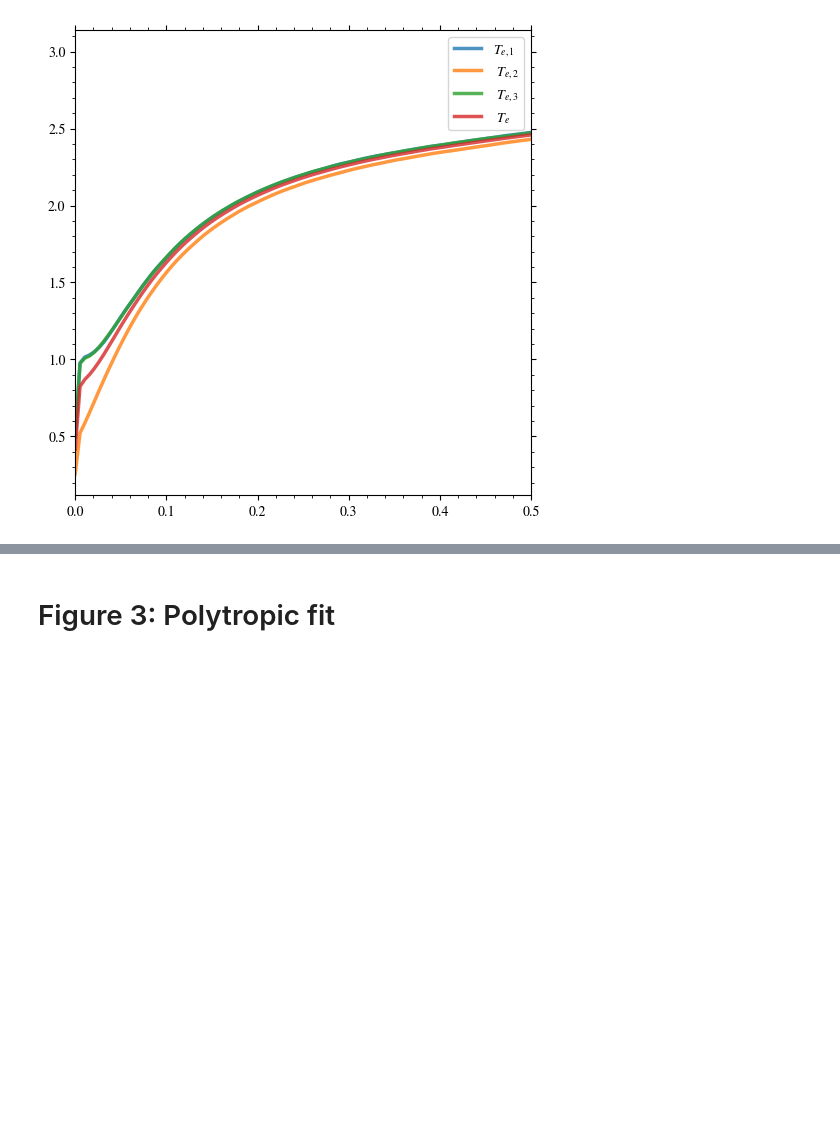
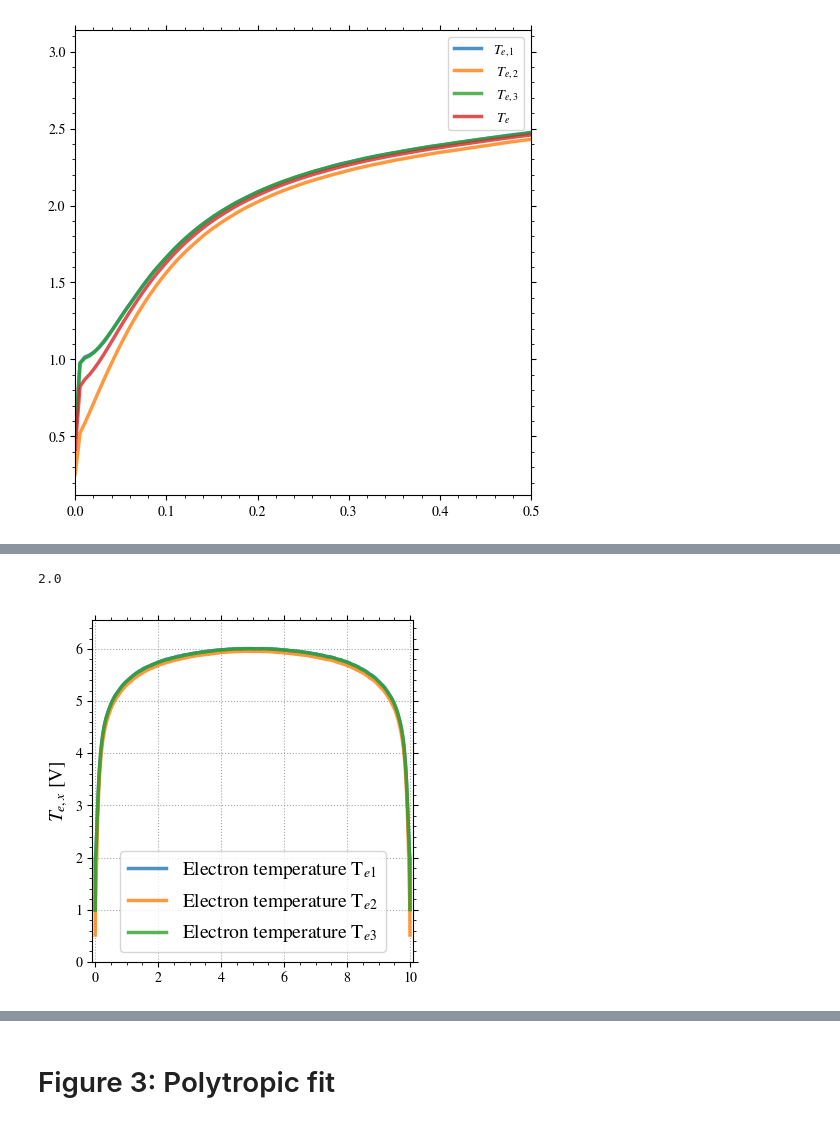
Before and after one commit to antoinetavant/PhD_thesis_manuscript, a Jupyter notebook: src/Chapitre3/figure/Figure_PIC.ipynb, the cells around one changed output, grey strips where cells are left out. Cells and saved outputs as stored; diff of their text form; code cells hidden in the pictures; blank space fills up the shorter version.

```diff
--- a/src/Chapitre3/figure/Figure_PIC.ipynb
+++ b/src/Chapitre3/figure/Figure_PIC.ipynb
@@ -159,0 +171,43 @@ plt.savefig("../figures/1D_PIC_summary.pdf")
+# %%
+plt.close()
+fig, ax1 = plt.subplots(1,1, figsize=(4, 4))
+ft = 14
+s = 2.5
+a = 0.8
+k = '1'
+print(data[k]["Pn"])
+
+def Te_k(k):
+    return (np.array(data[k]["Te2"]) + np.array(data[k]["Te1"]) + np.array(data[k]["Te3"]))/3*2
+
+def Te_k(k):
+    return np.array(data[k]["Te2"])
+
+Te = Te_k(k)
+x = np.array(data[k]["x"])
+ne = np.array(data[k]["ne"])
+ni = np.array(data[k]["ni"])
+phi = np.array(data[k]["phi"])
+
+phi /= phi.max()/8
+
+
+ax1.plot(x, np.array(data[k]["Te1"])*2, linewidth=s,alpha = a, label ="Electron temperature T$_{e1}$")
+ax1.plot(x, np.array(data[k]["Te2"])*2, linewidth=s,alpha = a, label ="Electron temperature T$_{e2}$")
+ax1.plot(x, np.array(data[k]["Te3"])*2, linewidth=s,alpha = a, label ="Electron temperature T$_{e3}$")
+ax1.set_ylabel("$T_{e,x}$ [V]", fontsize=ft)
+
+# ax1.tick_params(axis="x",labelbottom=False )
+for ax in [ax1]:
+    ax.grid(alpha=0.7)
+    ax.margins(x=0.01, y=0.1)
+    ax.legend(fontsize=ft, loc="lower center")
+    ax.set_ylim(bottom = 0)
+
+plt.tight_layout()
+
+
+plt.savefig("./1D_PIC_anisotropy.pdf")
+# %% [output]
+2.0
+[figure, added]
```
Also changed, not shown: parts of 8 cells of this notebook, 31 other files.
